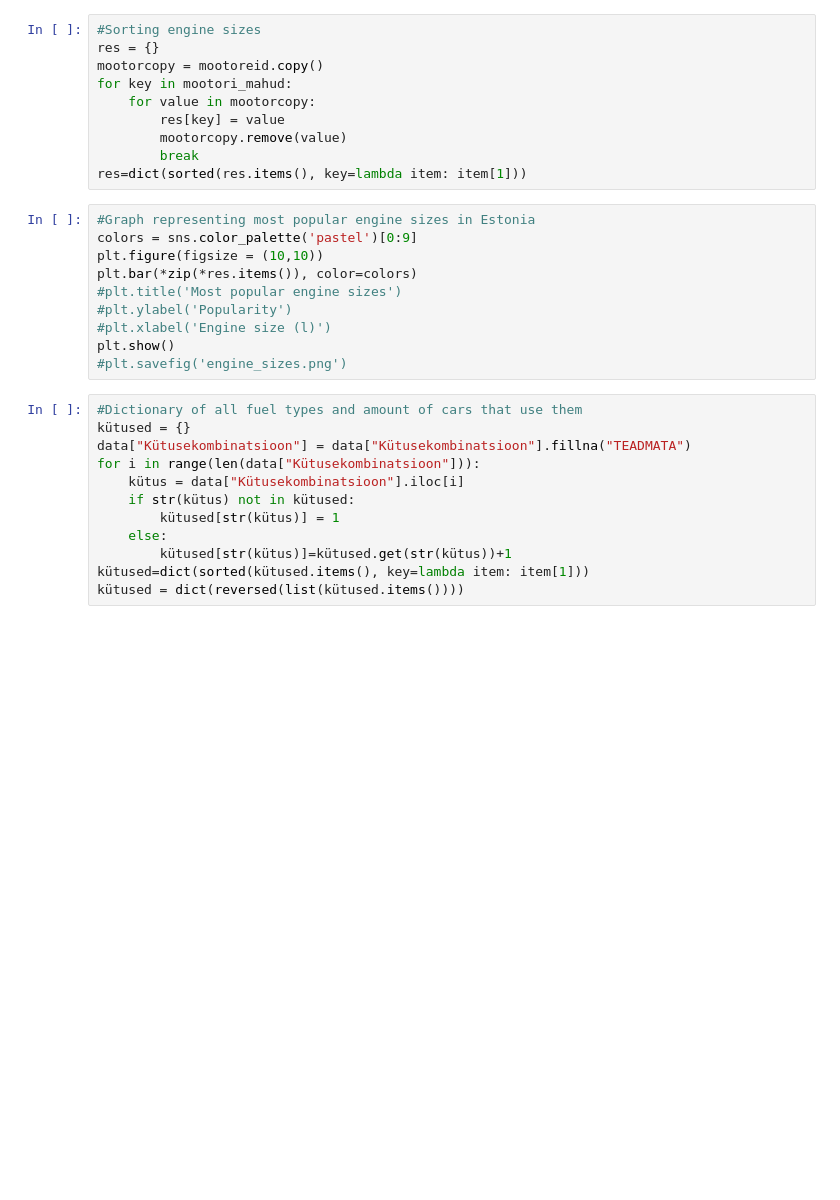
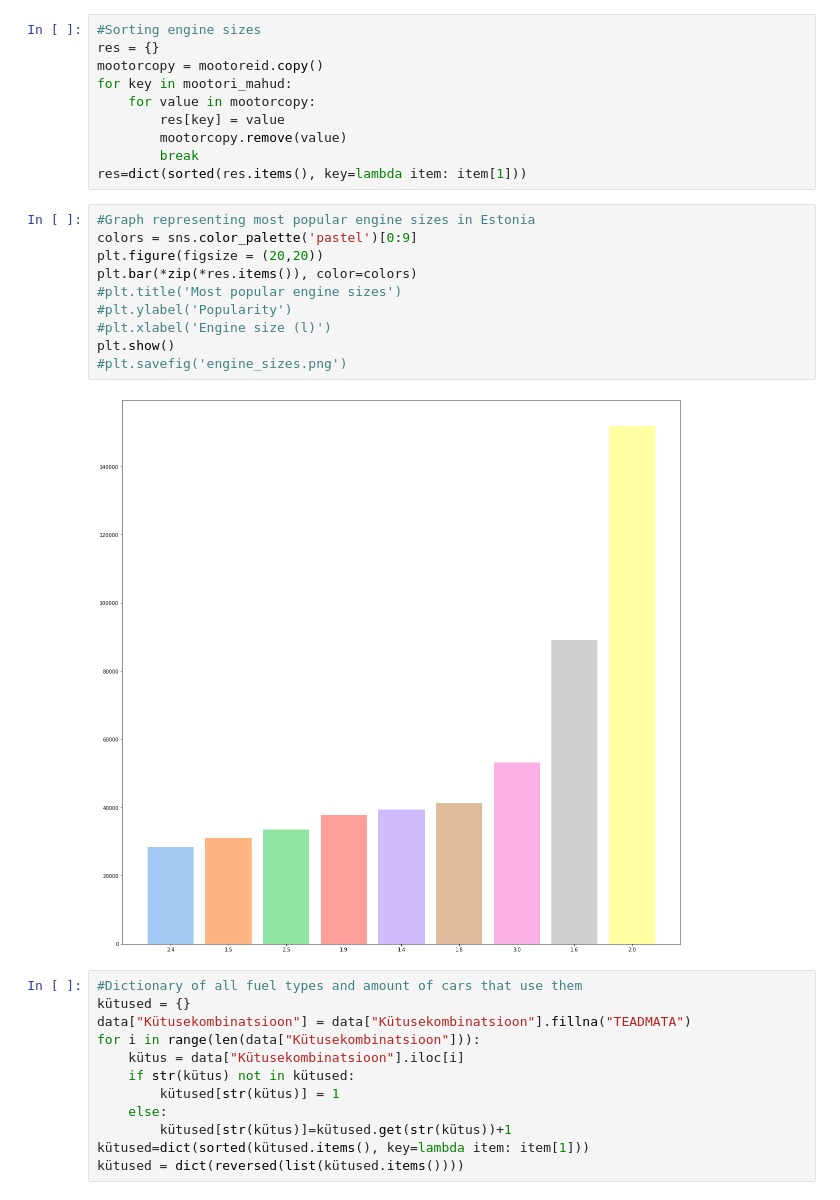
Before and after one commit to LiisReimand/DS_project, a Jupyter notebook: DSproject_D3.ipynb, the cells around one changed output. Drawn from its saved outputs; the diff is of its cells as text; blank space fills up the shorter version.

```diff
--- a/DSproject_D3.ipynb
+++ b/DSproject_D3.ipynb
@@ -255,13 +302,15 @@ res=dict(sorted(res.items(), key=lambda item: item[1]))
 # %%
 #Graph representing most popular engine sizes in Estonia
 colors = sns.color_palette('pastel')[0:9]
-plt.figure(figsize = (10,10))
+plt.figure(figsize = (20,20))
 plt.bar(*zip(*res.items()), color=colors)
 #plt.title('Most popular engine sizes')
 #plt.ylabel('Popularity')
 #plt.xlabel('Engine size (l)')
 plt.show()
 #plt.savefig('engine_sizes.png')
+# %% [output]
+[figure, added]
 # %%
 #Dictionary of all fuel types and amount of cars that use them
 kütused = {}
```
Also changed, not shown: parts of 16 cells of this notebook, 1 other file.
